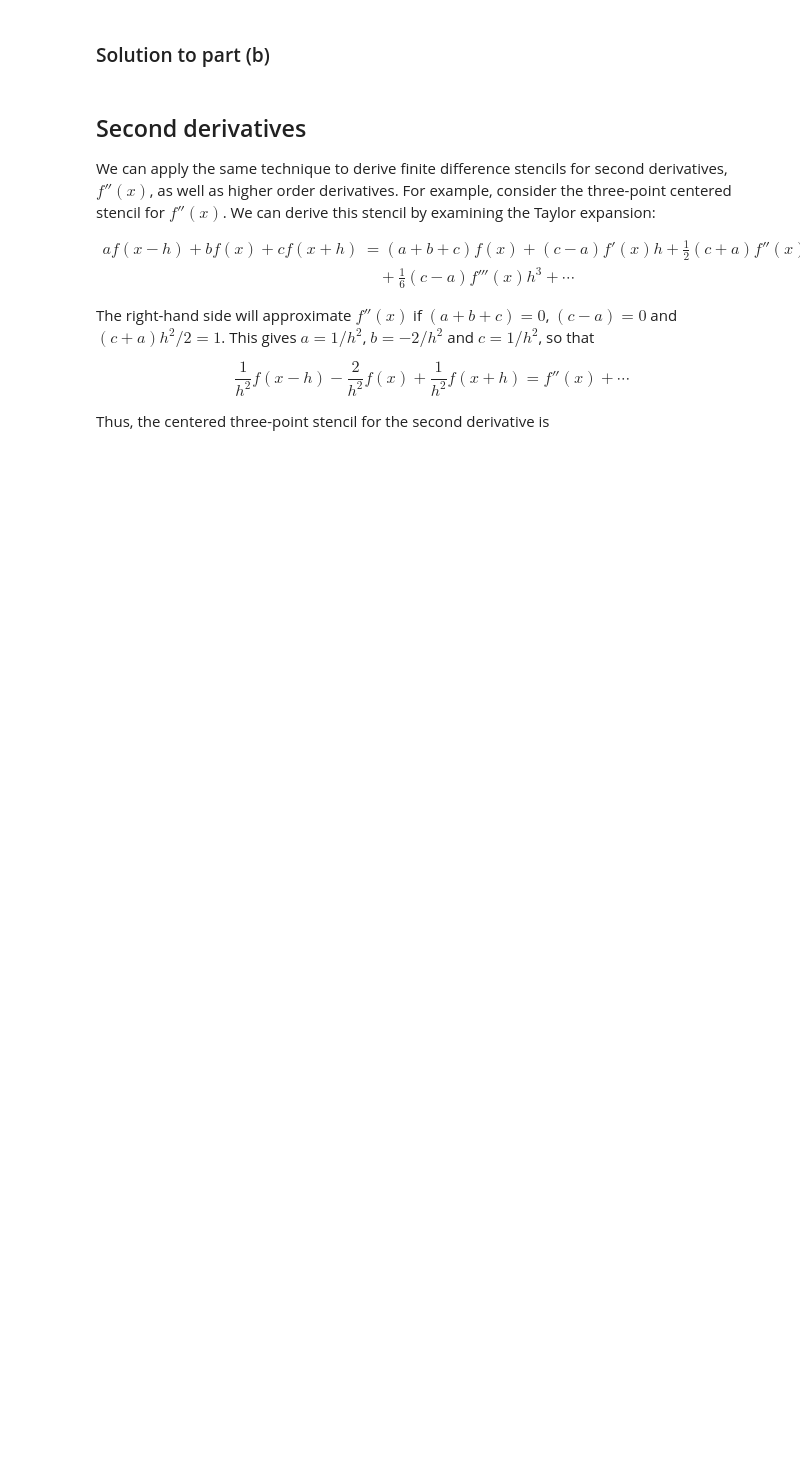
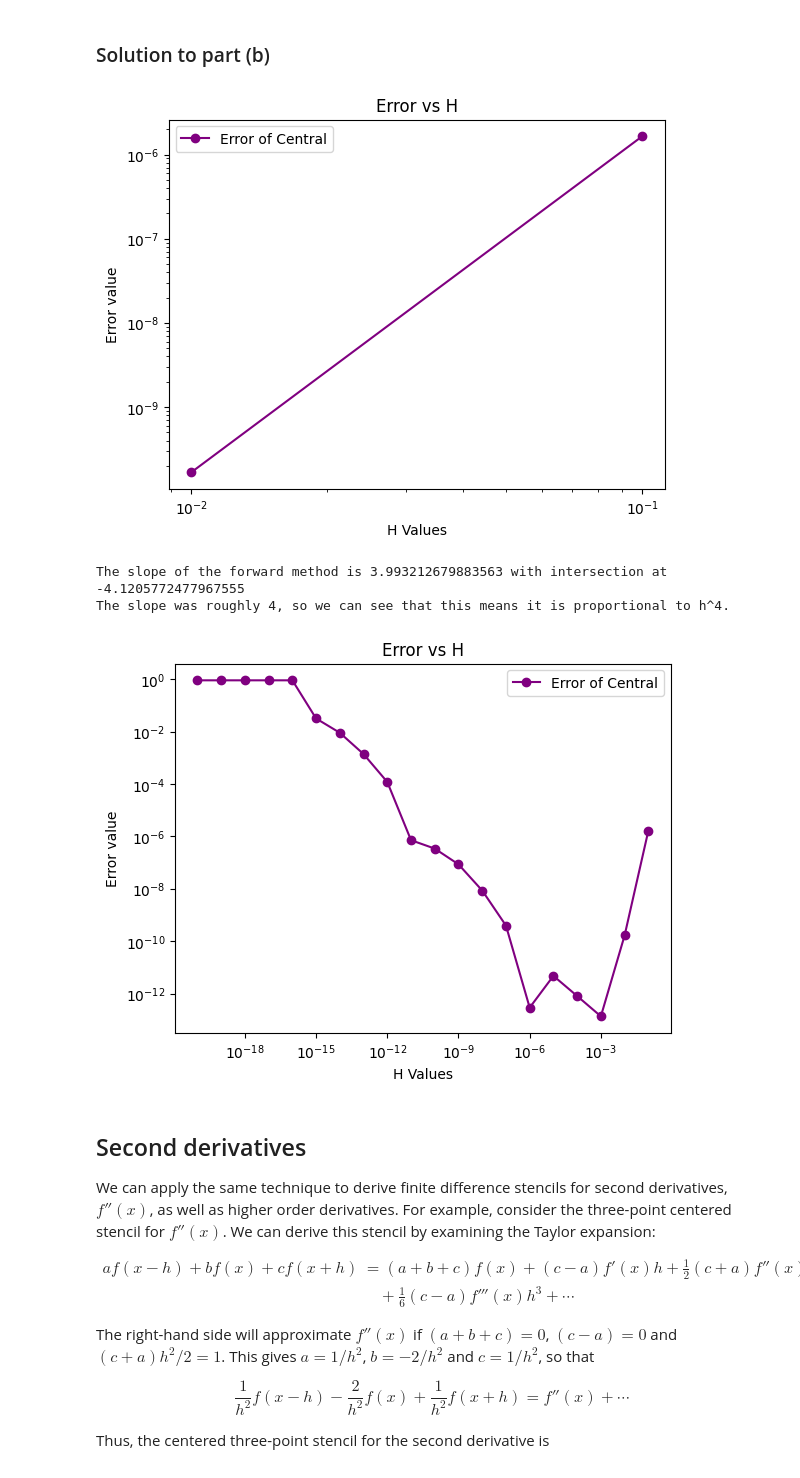
Before and after one commit to ManlyMouse/PHYS4130-S26, a Jupyter notebook: Emma Krebs/Numerical Differentiation/P2-Numerical Differentiation and Machine Error.ipynb, the cells around one changed output. Saved outputs shown, nothing was run; the diff lists cells and outputs as text; code cells hidden in the pictures; blank space fills up the shorter version.

```diff
--- a/Emma Krebs/Numerical Differentiation/P2-Numerical Differentiation and Machine Error.ipynb
+++ b/Emma Krebs/Numerical Differentiation/P2-Numerical Differentiation and Machine Error.ipynb
@@ -516,3 +603,57 @@ You can write equations as if they were $\LaTeX$, such as $f(x) = x^2$
+# %%
+### your code here
+'''
+    Definition: five_point
+    Parameters: h_array, array of h values for calculated approximations, x for point of apporximation
+    Description: Central difference method where it calculates an array of values depending on the given h(s).
+'''
+def five_point(h_array, x):
+    central_array = []
+    error_array = []
+    for h in h_array:
+
+        f_prime_value = (f(x-2*h) - 8*f(x-h) + 8*f(x+h) - f(x+2*h)) / (12*h)
+        central_array.append(f_prime_value)
+
+        # Then calculate the error
+        error = np.abs(f_prime_value - f_prime(x))
+        error_array.append(error)
+
+    return central_array, error_array
+
+h_array = h_generator(2)
+central, error = five_point(h_array, 2)
+
+plt.loglog(h_array, error, 'o-', color='purple', label="Error of Central")
+plt.xlabel('H Values')
+plt.ylabel('Error value')
+plt.title("Error vs H")
+plt.legend()
+plt.show()
+
+five_coefficients = np.polyfit(np.log(h_array), np.log(error), 1)
+
+print(f"The slope of the forward method is {five_coefficients[0]} with intersection at {five_coefficients[1]}")
+
+print("The slope was roughly 4, so we can see that this means it is proportional to h^4.")
+
+
+# P.S Look at how cool this is, just thought I would include it...
+
+h_array = h_generator(20)
+central, error = five_point(h_array, 2)
+
+plt.loglog(h_array, error, 'o-', color='purple', label="Error of Central")
+plt.xlabel('H Values')
+plt.ylabel('Error value')
+plt.title("Error vs H")
+plt.legend()
+plt.show()
+# %% [output]
+[figure, added]
+The slope of the forward method is 3.993212679883563 with intersection at -4.1205772477967555
+The slope was roughly 4, so we can see that this means it is proportional to h^4.
+[figure, added]
 # %% [markdown]
 ## Second derivatives
 
```
Also changed, not shown: parts of 4 cells of this notebook.
